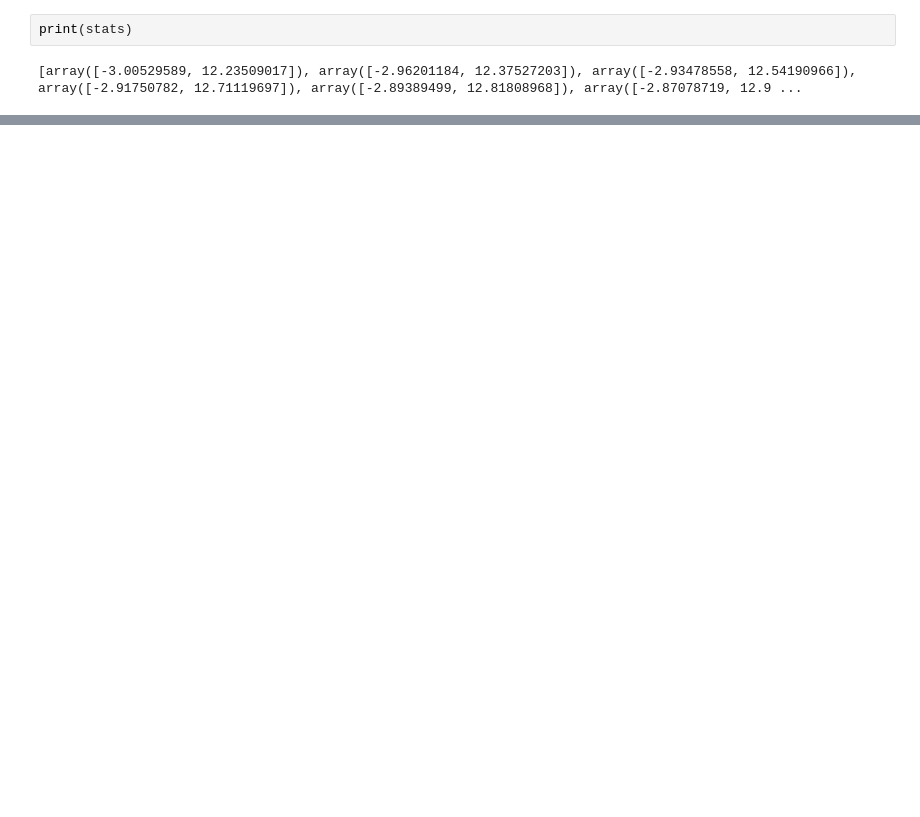
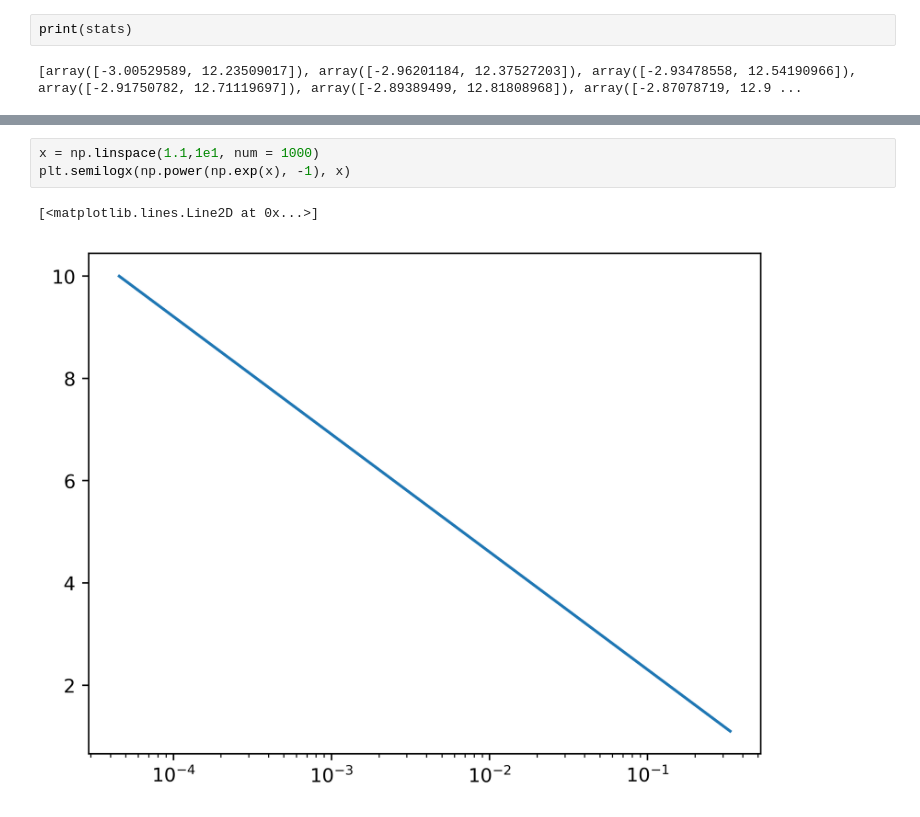
Before and after one commit to fizix-boi/prisimaticWOS, a Jupyter notebook: prototypeSim/Version 1.0/gapDivine/ICSPlotter_gapper.ipynb, the cells around one changed output, grey strips where cells are left out. Saved outputs shown, nothing was run; the diff lists cells and outputs as text; blank space fills up the shorter version.

```diff
--- a/prototypeSim/Version 1.0/gapDivine/ICSPlotter_gapper.ipynb
+++ b/prototypeSim/Version 1.0/gapDivine/ICSPlotter_gapper.ipynb
@@ -172,0 +193,6 @@ print(stats)
+# %%
+x = np.linspace(1.1,1e1, num = 1000)
+plt.semilogx(np.power(np.exp(x), -1), x)
+# %% [output]
+[<matplotlib.lines.Line2D at 0x...>]
+[figure, added]
```
Also changed, not shown: parts of 6 cells of this notebook, 22 other files.
